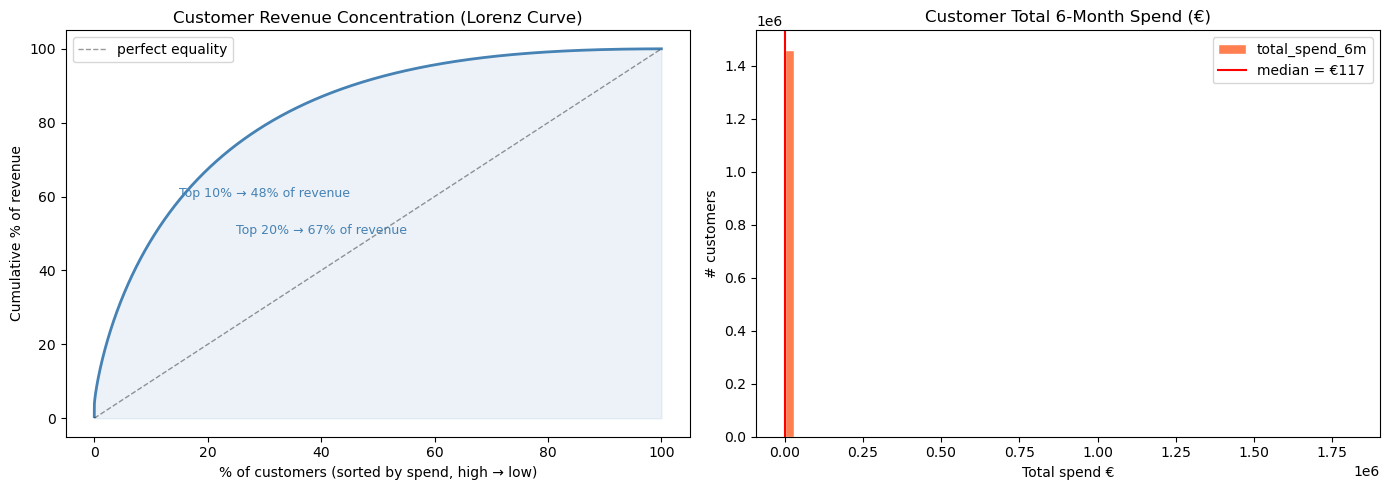
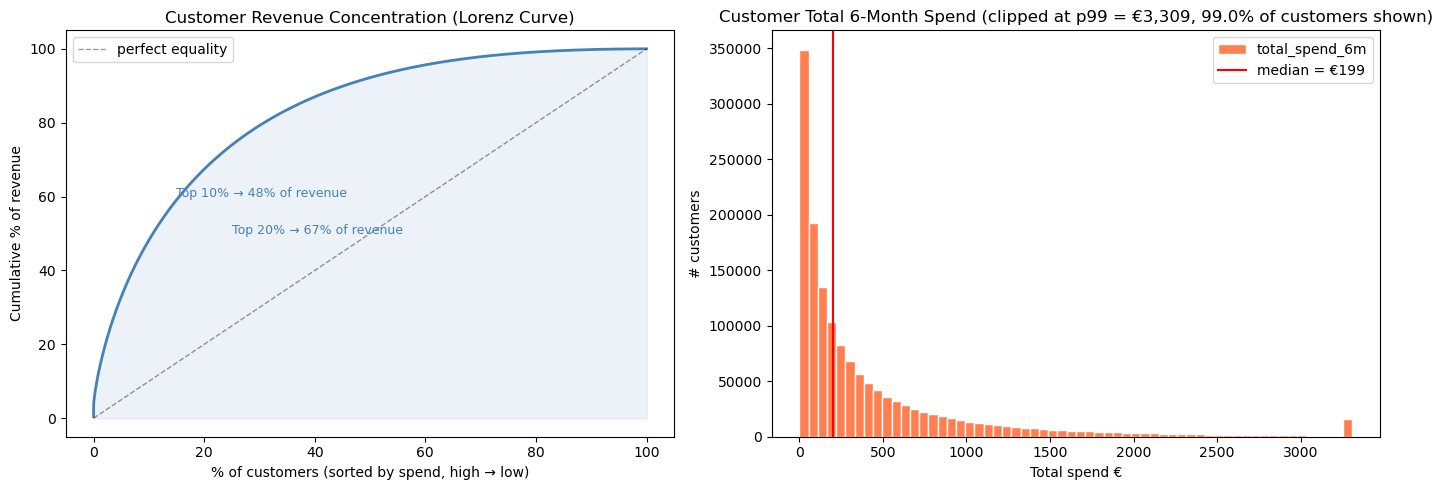
The change to this notebook cell's code, shown as a diff; its figure went from the first image to the second:
--- before
+++ after
@@ -1,4 +1,3 @@
 # ── 6. Revenue concentration by customer (CLV preview) ───────────────────────
-# If revenue is highly concentrated in a small % of customers, those are high-value tribes.
 cust_stats_sorted = cust_stats.sort_values("total_spend_6m", ascending=False).reset_index(drop=True)
 cust_stats_sorted["cumulative_rev_pct"] = (
@@ -11,4 +10,8 @@
 top20_share = cust_stats_sorted[cust_stats_sorted["customer_pct"] <= 20]["total_spend_6m"].sum() \
               / cust_stats_sorted["total_spend_6m"].sum() * 100
+
+# clip threshold: 99th percentile — shows 99% of customers, cuts extreme outliers
+_clip_p99 = cust_stats["total_spend_6m"].quantile(0.99)
+_pct_shown = (cust_stats["total_spend_6m"] <= _clip_p99).mean() * 100
 
 fig, axes = plt.subplots(1, 2, figsize=(14, 5))
@@ -26,7 +29,7 @@
 axes[0].legend()
 
-# spend distribution log scale
-cust_stats["total_spend_6m"].plot.hist(bins=60, ax=axes[1], color="coral",
-    edgecolor="white", title="Customer Total 6-Month Spend (€)")
+cust_stats["total_spend_6m"].clip(upper=_clip_p99).plot.hist(
+    bins=60, ax=axes[1], color="coral", edgecolor="white",
+    title=f"Customer Total 6-Month Spend (clipped at p99 = €{_clip_p99:,.0f}, {_pct_shown:.1f}% of customers shown)")
 axes[1].set_xlabel("Total spend €"); axes[1].set_ylabel("# customers")
 axes[1].axvline(cust_stats["total_spend_6m"].median(), color="red", lw=1.5,
@@ -40,2 +43,3 @@
 print(f"Top 20% of customers drive {top20_share:.0f}% of revenue")
 print(f"Median 6-month spend: €{cust_stats['total_spend_6m'].median():.0f}")
+print(f"p99 spend (clip threshold): €{_clip_p99:,.0f}")

Commit: Addition of Section 4.5 - summary section